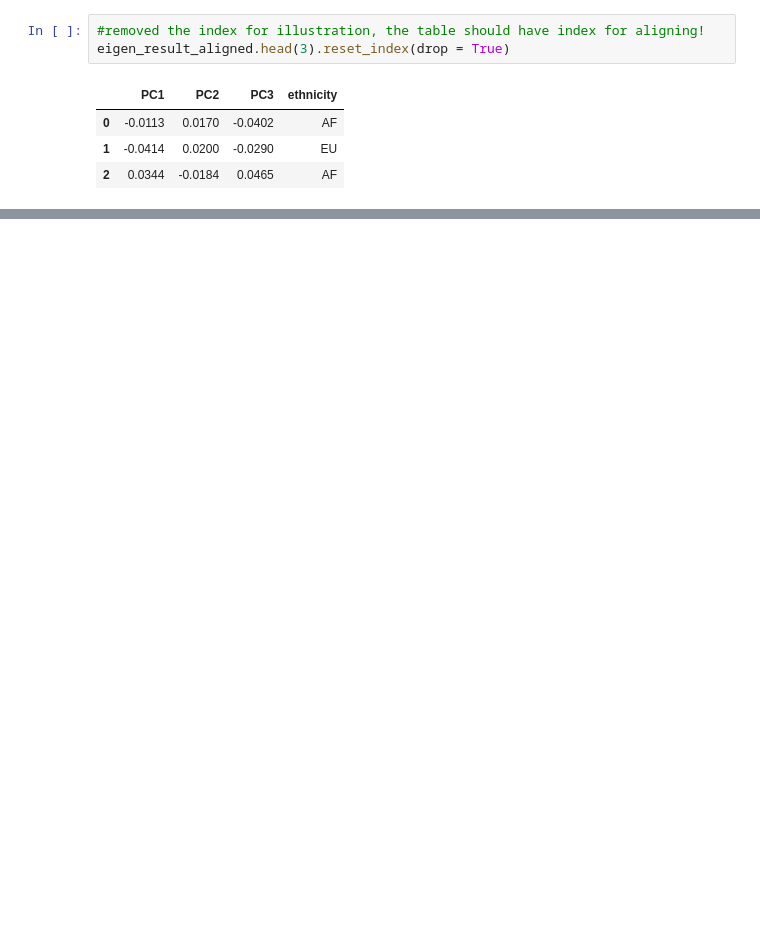
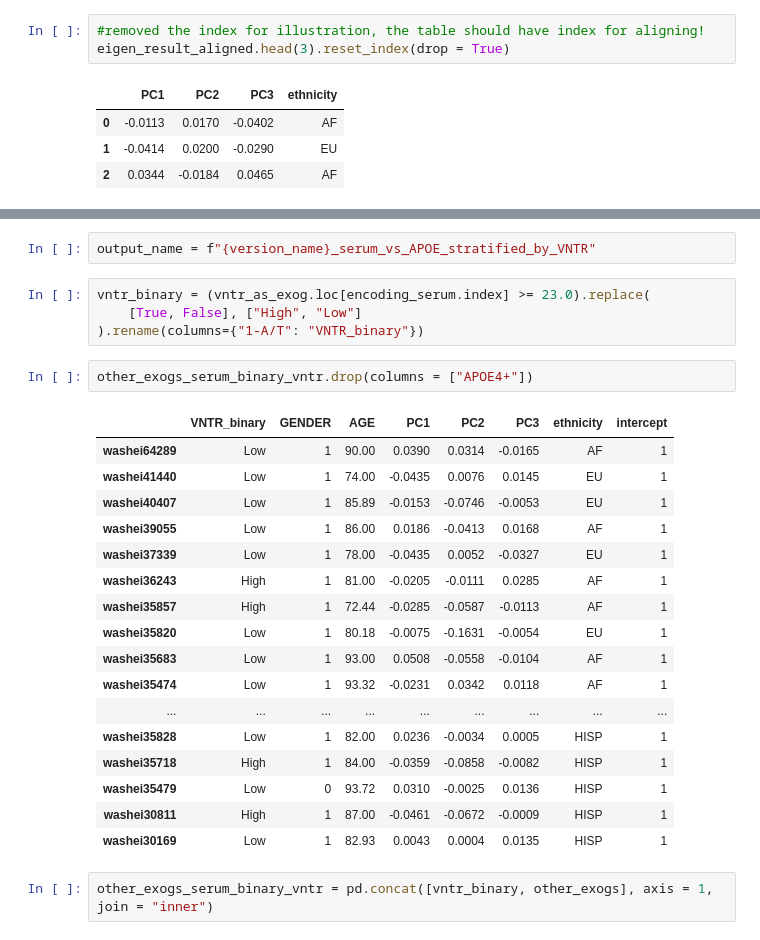
Before and after one commit to alexliyihao/lpa-analysis, a Jupyter notebook: docs/example.ipynb, the cells around one changed output, grey strips where cells are left out. Saved outputs shown, nothing was run; the diff lists cells and outputs as text; blank space fills up the shorter version.

```diff
--- a/docs/example.ipynb
+++ b/docs/example.ipynb
@@ -490,0 +786,28 @@ aggregate_results.shape
+# %%
+output_name = f"{version_name}_serum_vs_APOE_stratified_by_VNTR"
+# %%
+vntr_binary = (vntr_as_exog.loc[encoding_serum.index] >= 23.0).replace(
+    [True, False], ["High", "Low"]
+).rename(columns={"1-A/T": "VNTR_binary"})
+# %%
+other_exogs_serum_binary_vntr.drop(columns = ["APOE4+"])
+# %% [output]
+|  | VNTR_binary | GENDER | AGE | PC1 | PC2 | PC3 | ethnicity | intercept |
+| washei64289 | Low | 1 | 90.00 | 0.0390 | 0.0314 | -0.0165 | AF | 1 |
+| washei41440 | Low | 1 | 74.00 | -0.0435 | 0.0076 | 0.0145 | EU | 1 |
+| washei40407 | Low | 1 | 85.89 | -0.0153 | -0.0746 | -0.0053 | EU | 1 |
+| washei39055 | Low | 1 | 86.00 | 0.0186 | -0.0413 | 0.0168 | AF | 1 |
+| washei37339 | Low | 1 | 78.00 | -0.0435 | 0.0052 | -0.0327 | EU | 1 |
+| washei36243 | High | 1 | 81.00 | -0.0205 | -0.0111 | 0.0285 | AF | 1 |
+| washei35857 | High | 1 | 72.44 | -0.0285 | -0.0587 | -0.0113 | AF | 1 |
+| washei35820 | Low | 1 | 80.18 | -0.0075 | -0.1631 | -0.0054 | EU | 1 |
+| washei35683 | Low | 1 | 93.00 | 0.0508 | -0.0558 | -0.0104 | AF | 1 |
+| washei35474 | Low | 1 | 93.32 | -0.0231 | 0.0342 | 0.0118 | AF | 1 |
+| ... | ... | ... | ... | ... | ... | ... | ... | ... |
+| washei35828 | Low | 1 | 82.00 | 0.0236 | -0.0034 | 0.0005 | HISP | 1 |
+| washei35718 | High | 1 | 84.00 | -0.0359 | -0.0858 | -0.0082 | HISP | 1 |
+| washei35479 | Low | 0 | 93.72 | 0.0310 | -0.0025 | 0.0136 | HISP | 1 |
+| washei30811 | High | 1 | 87.00 | -0.0461 | -0.0672 | -0.0009 | HISP | 1 |
+| washei30169 | Low | 1 | 82.93 | 0.0043 | 0.0004 | 0.0135 | HISP | 1 |
+# %%
+other_exogs_serum_binary_vntr = pd.concat([vntr_binary, other_exogs], axis = 1, join = "inner")
```
Also changed, not shown: parts of 148 cells of this notebook.
